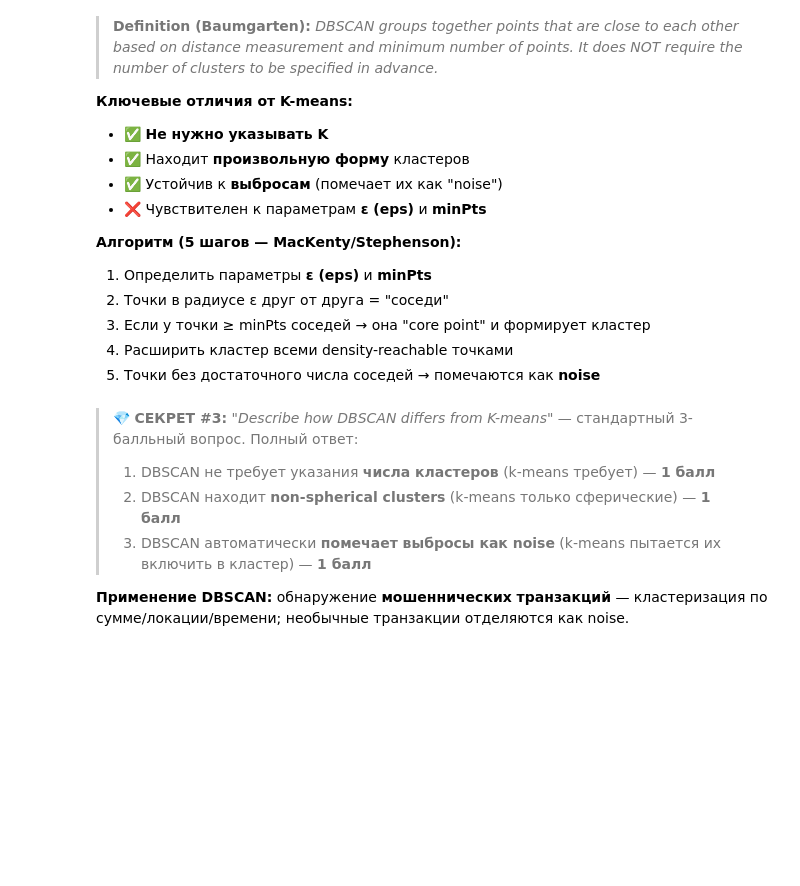
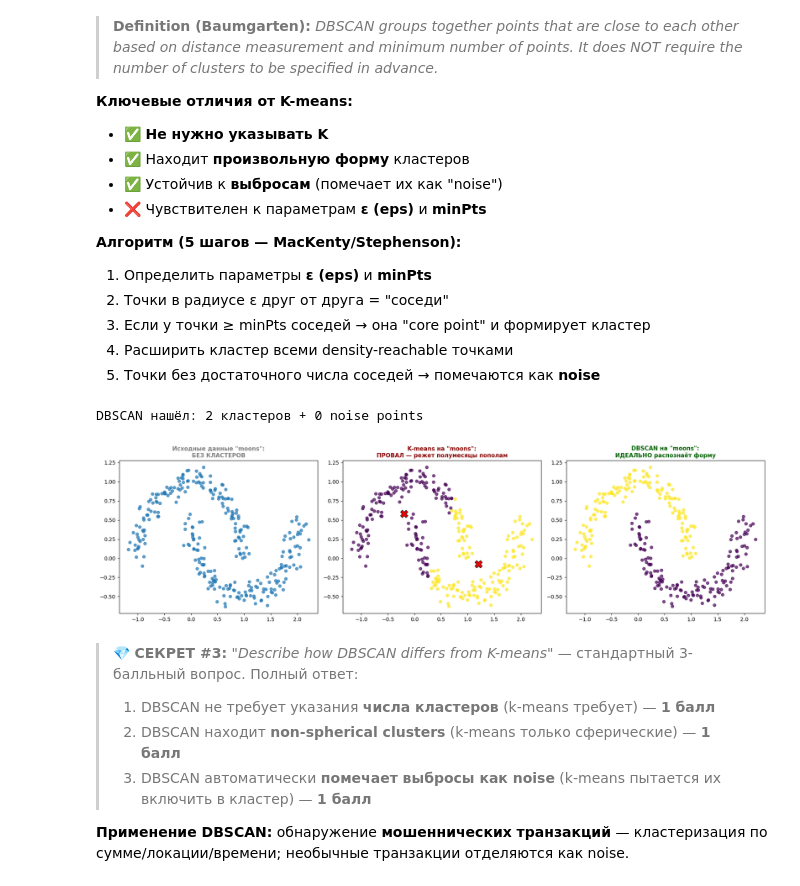
Before and after one commit to SlavaMarina/ib-cs-ml-course, a Jupyter notebook: week3_unsupervised/Week3_Lesson5_Lecture.ipynb, the cells around one changed output. Saved outputs shown, nothing was run; the diff lists cells and outputs as text; code cells hidden in the pictures; blank space fills up the shorter version.

Commit message:
edit plots, warnings

```diff
--- a/week3_unsupervised/Week3_Lesson5_Lecture.ipynb
+++ b/week3_unsupervised/Week3_Lesson5_Lecture.ipynb
@@ -141,36 +150,43 @@ plt.tight_layout(); plt.show()
 5. Точки без достаточного числа соседей → помечаются как **noise**
 # %%
 # DBSCAN на классическом "moons" датасете
+import warnings
+warnings.filterwarnings('ignore', category=DeprecationWarning)
+
+import matplotlib.pyplot as plt
 from sklearn.cluster import DBSCAN
 from sklearn.datasets import make_moons
+from sklearn.cluster import KMeans
 
 X_moons, _ = make_moons(n_samples=300, noise=0.08, random_state=42)
 
-fig, axes = plt.subplots(1, 2, figsize=(13, 5))
+fig, axes = plt.subplots(1, 3, figsize=(18, 5))
+
+# Исходные данные - БЕЗ КЛАСТЕРОВ
+axes[0].scatter(X_moons[:,0], X_moons[:,1], s=30, alpha=0.7)
+axes[0].set_title('Исходные данные "moons":\nБЕЗ КЛАСТЕРОВ', fontsize=11, fontweight='bold', color='gray')
 
 # K-means на этих данных — ПРОВАЛ
 km = KMeans(n_clusters=2, random_state=42, n_init=10)
 km_labels = km.fit_predict(X_moons)
-axes[0].scatter(X_moons[:,0], X_moons[:,1], c=km_labels, cmap='viridis',
-                s=30, alpha=0.7)
-axes[0].scatter(km.cluster_centers_[:,0], km.cluster_centers_[:,1],
-                marker='X', s=200, c='red', edgecolor='black')
-axes[0].set_title('K-means на "moons":\nПРОВАЛ — режет полумесяцы пополам',
-                  fontsize=11, fontweight='bold', color='darkred')
+axes[1].scatter(X_moons[:,0], X_moons[:,1], c=km_labels, cmap='viridis', s=30, alpha=0.7)
+axes[1].scatter(km.cluster_centers_[:,0], km.cluster_centers_[:,1], marker='X', s=200, c='red', edgecolor='black')
+axes[1].set_title('K-means на "moons":\nПРОВАЛ — режет полумесяцы пополам', fontsize=11, fontweight='bold', color='darkred')
 
 # DBSCAN — справляется идеально
 db = DBSCAN(eps=0.2, min_samples=5)
 db_labels = db.fit_predict(X_moons)
-axes[1].scatter(X_moons[:,0], X_moons[:,1], c=db_labels, cmap='viridis',
-                s=30, alpha=0.7)
-axes[1].set_title('DBSCAN на "moons":\nИДЕАЛЬНО распознаёт форму',
-                  fontsize=11, fontweight='bold', color='darkgreen')
+axes[2].scatter(X_moons[:,0], X_moons[:,1], c=db_labels, cmap='viridis', s=30, alpha=0.7)
+axes[2].set_title('DBSCAN на "moons":\nИДЕАЛЬНО распознаёт форму', fontsize=11, fontweight='bold', color='darkgreen')
 
 n_clusters_db = len(set(db_labels)) - (1 if -1 in db_labels else 0)
 n_noise = list(db_labels).count(-1)
 print(f"DBSCAN нашёл: {n_clusters_db} кластеров + {n_noise} noise points")
 
 plt.tight_layout(); plt.show()
+# %% [output]
+DBSCAN нашёл: 2 кластеров + 0 noise points
+[figure, added]
 # %% [markdown]
 > 💎 **СЕКРЕТ #3:** *"Describe how DBSCAN differs from K-means"* — стандартный 3-балльный вопрос. Полный ответ:
 > 1. DBSCAN не требует указания **числа кластеров** (k-means требует) — **1 балл**
```
Also changed, not shown: parts of 8 cells of this notebook.
